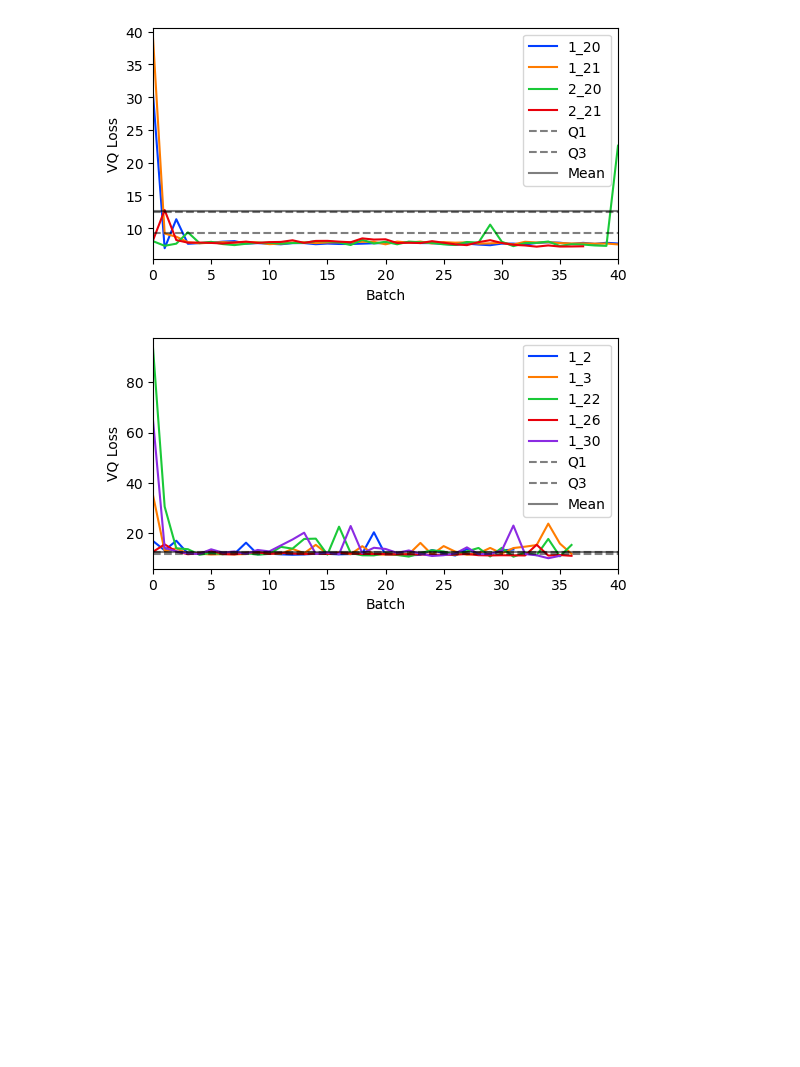
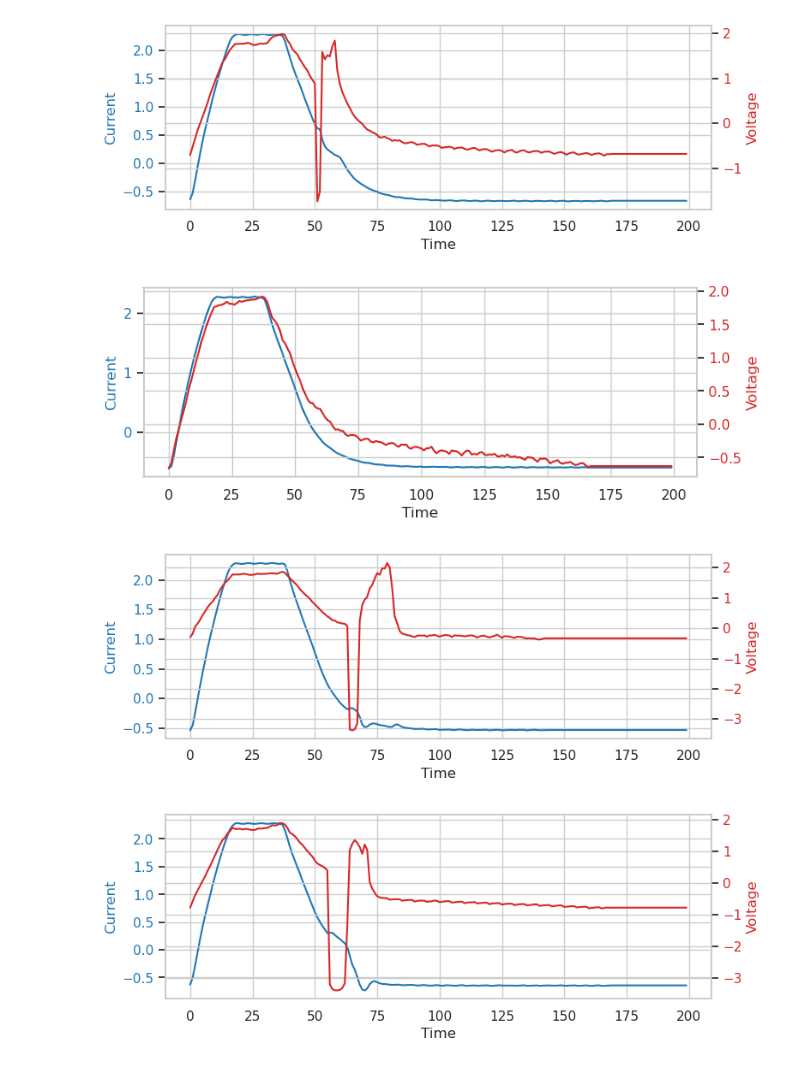
Before and after one commit to Vinfeno/Out-of-Distribution-Detection-in-a-VQ-VAE-for-Enhanced-Arc-Welding-Predictions, a Jupyter notebook: Plotting.ipynb, the cells around one changed output. Saved outputs shown, nothing was run; the diff lists cells and outputs as text; code cells hidden in the pictures; blank space fills up the shorter version.

```diff
--- a/Plotting.ipynb
+++ b/Plotting.ipynb
@@ -113,16 +297,16 @@ plotter.boxplots(
 # %%
-plotter.thresholds(
-    data_splits=["vd", "vd-inv"],
-    epochs=[50],
-    betas=[1e-06],
-    embeddings=[256],
-    image_path="images/final/",
-    title="",
-    figsize=(6, 3),
-    amount=5,
-    xlim=(0, 40),
-    # ylim=(0.1, 0.4),
-)
+def vd_box():
+    plotter.boxplots(
+        data_splits=["vd-inv"],
+        epochs=[50],
+        betas=[1e-06],
+        embeddings=[256],
+        image_path="images/final/",
+        title="",
+        # file_name="ex_full_comparison",
+        auto_filenames=True,
+        figsize=(3, 5),
+        rotation=45,
+        # ylim=(6, 30),
+        amount=10
+    )
-# %% [output]
-[figure, removed]
-[figure, removed]
@@ -166,0 +313,39 @@ plotter.thresholds(
+# %%
+def print_cycle(test_ids):
+    batch_size=512
+    val_ids = (tuple(list(test_ids)[0]),)
+    test_ids = tuple(list(test_ids)[1:])
+    val_ids = [DataSplitId(experiment=e, welding_run=w) for e, w in val_ids]
+    test_ids = [DataSplitId(experiment=e, welding_run=w) for e, w in test_ids]
+    data_module = ASIMoWDataModule(
+        task="reconstruction",
+        batch_size=batch_size,
+        n_cycles=1,
+        val_data_ids=val_ids,
+        test_data_ids=test_ids,
+    )
+    data_module.setup(stage="fit")
+    test_data = data_module.test_ds
+    count = 0
+    for sample in test_data:
+        sample = pd.DataFrame(sample)
+        current = sample[1].to_numpy()
+        voltage = sample[0].to_numpy()
+        plot_current_voltage(
+            current=current,
+            voltage=voltage,
+            title="",
+            filename=f'cycle{count}.png',
+            figsize=(8, 3),
+            legend=False,
+            path='images/final/'
+        )
+        count += 1
+        if count == 5:
+            break
+# print_cycle(get_experiment_ids(1))
+# %% [output]
+[figure, added]
+[figure, added]
+[figure, added]
+[figure, added]
```
Also changed, not shown: parts of 21 cells of this notebook, 3 other files.
